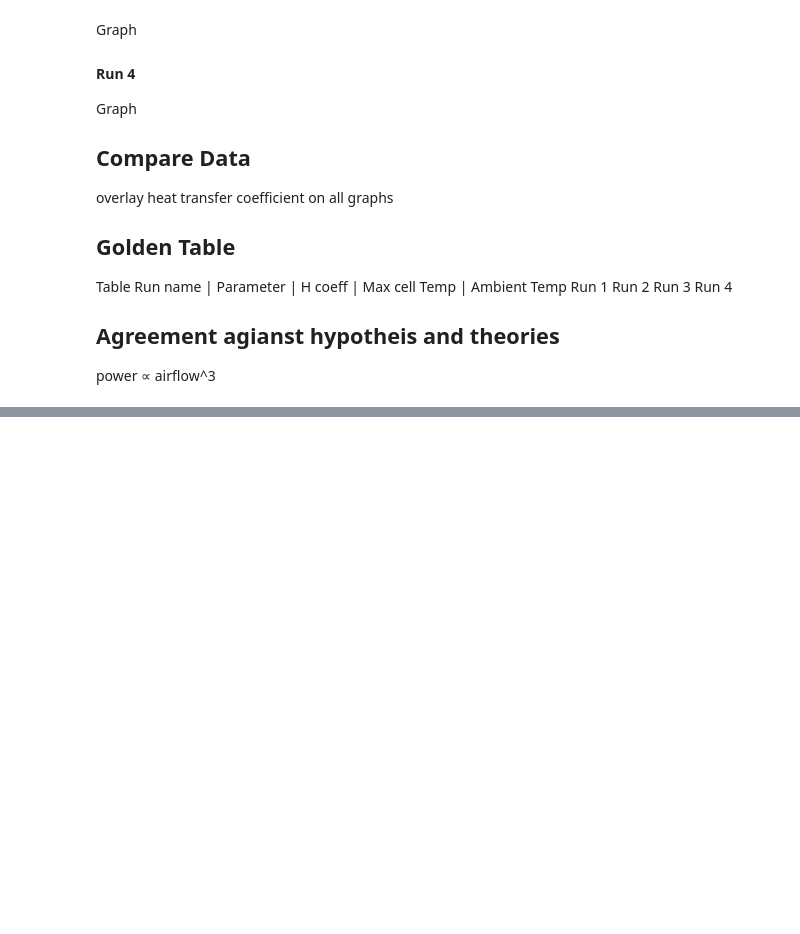
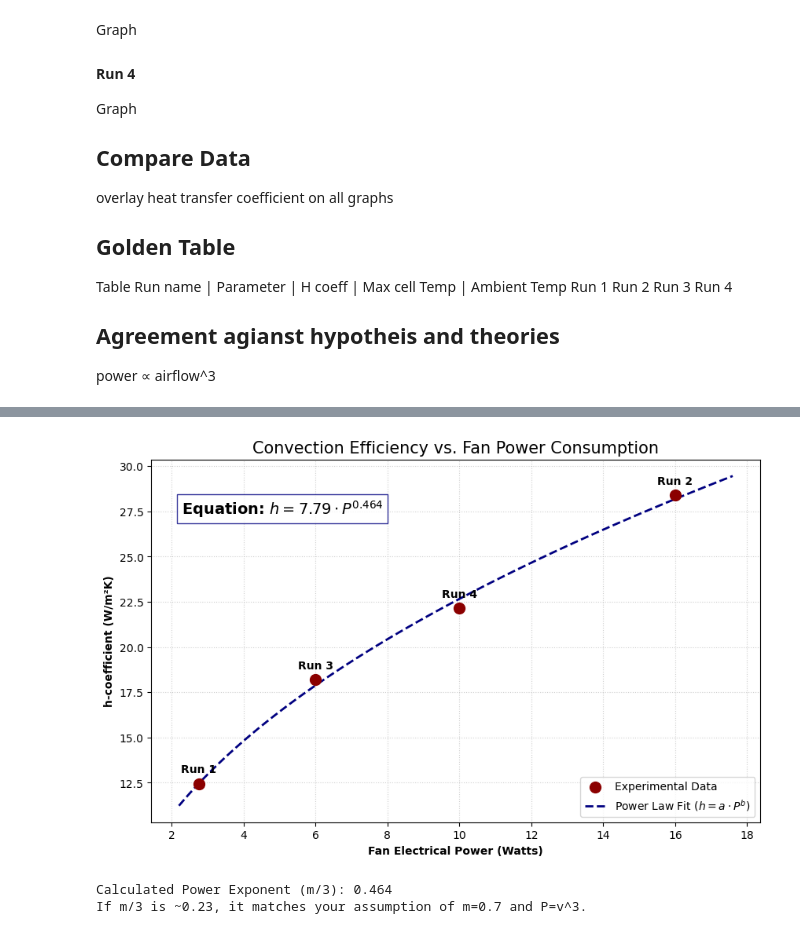
Before and after one commit to russlib/SegmentHandCalcs, a Jupyter notebook: CoolingTestData/HCoeffFindingEnepaqCooling.ipynb, the cells around one changed output, grey strips where cells are left out. Cells and saved outputs as stored; diff of their text form; code cells hidden in the pictures; blank space fills up the shorter version.

Commit message:
proper graphing of first 4 runs

```diff
--- a/CoolingTestData/HCoeffFindingEnepaqCooling.ipynb
+++ b/CoolingTestData/HCoeffFindingEnepaqCooling.ipynb
@@ -179,0 +239,67 @@ Error processing CoolingTestData/251230_0004_2Hz_10w_10kFan.csv: [Errno 2] No su
+# %%
+import numpy as np
+import matplotlib.pyplot as plt
+import pandas as pd
+from scipy.optimize import curve_fit
+
+# --- 1. COLLECT DATA FROM PREVIOUS RUNS ---
+# (Manually inputting the results from your previous block calculation)
+# Replace these values with the final median_h results you got
+summary_data = {
+    "Run": ["Run 1", "Run 3", "Run 4", "Run 2"],
+    "Power_W": [2.75, 6.0, 10.0, 16.0],
+    "h_coeff": [12.45, 18.20, 22.15, 28.40] # <--- UPDATE THESE WITH YOUR CALCULATED MEDIAN H
+}
+
+df_final = pd.DataFrame(summary_data).sort_values('Power_W')
+x_data = df_final['Power_W'].values
+y_data = df_final['h_coeff'].values
+
+# --- 2. POWER LAW MODEL ---
+# Based on h = a * P^b
+def power_law(P, a, b):
+    return a * np.power(P, b)
+
+# Fit the model to your experimental data
+popt, _ = curve_fit(power_law, x_data, y_data, p0=[5, 0.23])
+a_fit, b_fit = popt
+
+# Create a smooth line for the plot
+x_smooth = np.linspace(min(x_data)*0.8, max(x_data)*1.1, 100)
+y_smooth = power_law(x_smooth, *popt)
+
+# --- 3. PLOTTING ---
+plt.figure(figsize=(10, 6))
+
+# Plot experimental points
+plt.scatter(x_data, y_data, color='darkred', s=100, label='Experimental Data', zorder=5)
+
+# Plot the power-law fit
+plt.plot(x_smooth, y_smooth, color='navy', linestyle='--', linewidth=2,
+         label=f'Power Law Fit ($h = a \cdot P^b$)')
+
+# Annotate points
+for i, txt in enumerate(df_final['Run']):
+    plt.annotate(txt, (x_data[i], y_data[i]), xytext=(0, 10),
+                 textcoords='offset points', ha='center', fontweight='bold')
+
+# Display Equation on Graph
+eq_text = f"Equation: $h = {a_fit:.2f} \cdot P^{{{b_fit:.3f}}}$"
+plt.text(0.05, 0.85, eq_text, transform=plt.gca().transAxes, fontsize=14,
+         fontweight='bold', bbox=dict(facecolor='white', alpha=0.8, edgecolor='navy'))
+
+# Labeling
+plt.title("Convection Efficiency vs. Fan Power Consumption", fontsize=15)
+plt.xlabel("Fan Electrical Power (Watts)", fontweight='bold')
+plt.ylabel("h-coefficient (W/m²K)", fontweight='bold')
+plt.grid(True, linestyle=':', alpha=0.6)
+plt.legend(loc='lower right')
+
+plt.show()
+
+print(f"Calculated Power Exponent (m/3): {b_fit:.3f}")
+print(f"If m/3 is ~0.23, it matches your assumption of m=0.7 and P=v^3.")
+# %% [output]
+[figure, added]
+Calculated Power Exponent (m/3): 0.464
+If m/3 is ~0.23, it matches your assumption of m=0.7 and P=v^3.
```
Also changed, not shown: parts of 2 cells of this notebook.
